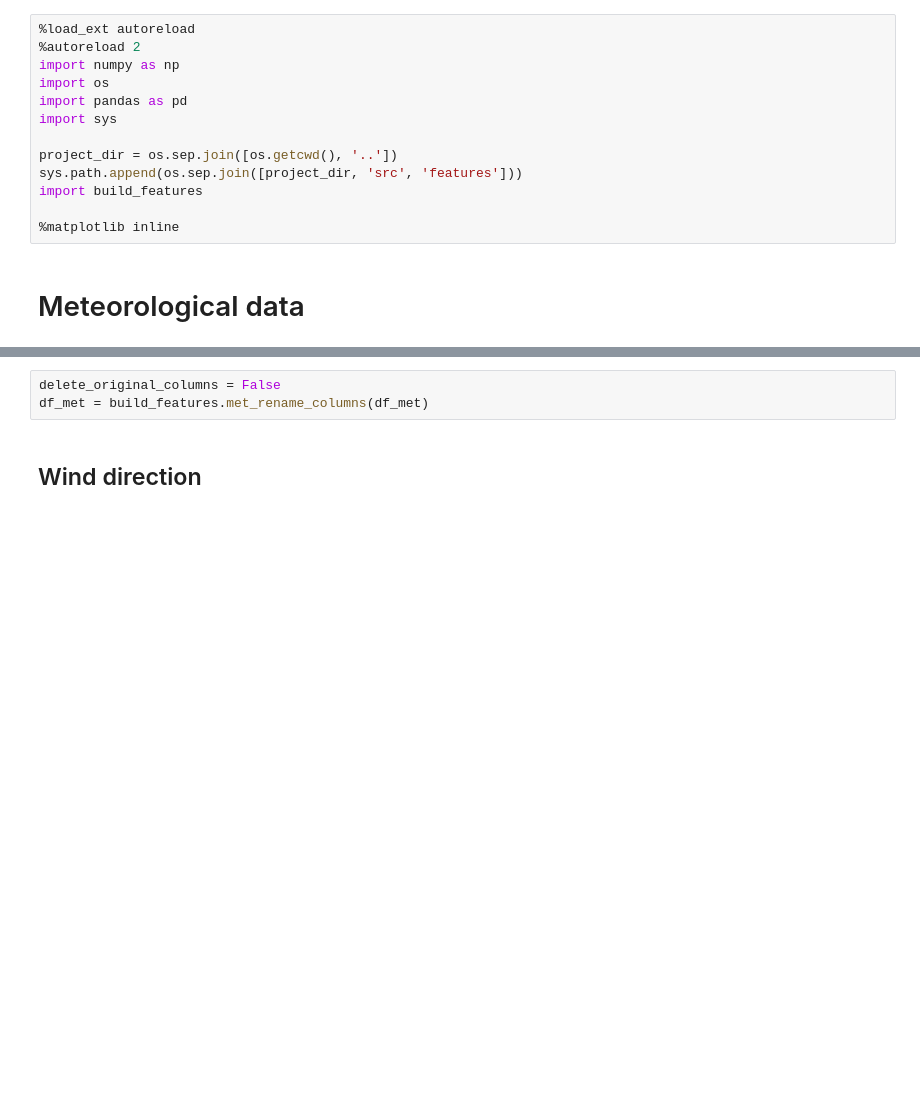
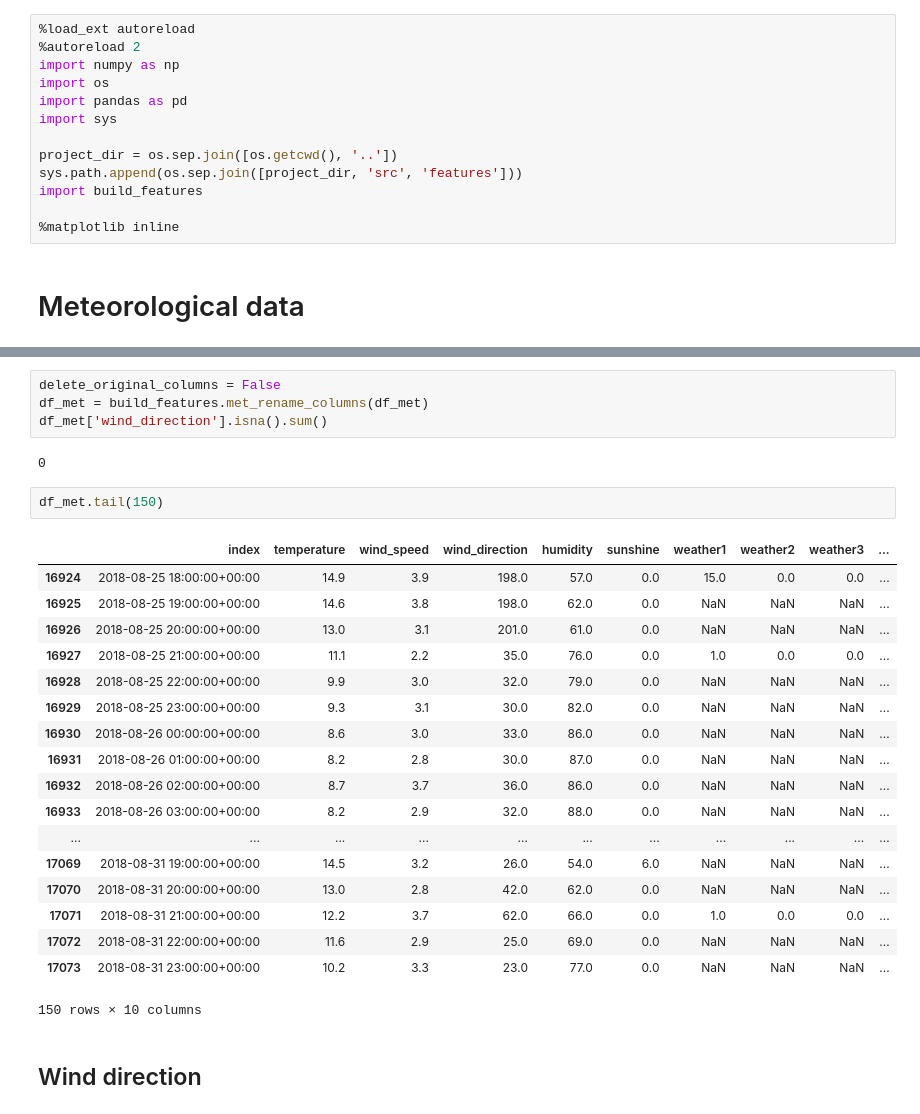
Before and after one commit to lp-code/bysykkeloslo, a Jupyter notebook: notebooks/2_LP_investigateInterimData.ipynb, the cells around one changed output, grey strips where cells are left out. Drawn from its saved outputs; the diff is of its cells as text; blank space fills up the shorter version.

Commit message:
Investigate missing weather data. Conclusion: mostly night, have to drop when joined with demand.

```diff
--- a/notebooks/2_LP_investigateInterimData.ipynb
+++ b/notebooks/2_LP_investigateInterimData.ipynb
@@ -29,6 +29,30 @@ df_met.describe()
 # %%
 delete_original_columns = False
 df_met = build_features.met_rename_columns(df_met)
+df_met['wind_direction'].isna().sum()
+# %% [output]
+0
+# %%
+df_met.tail(150)
+# %% [output]
+|  | index | temperature | wind_speed | wind_direction | humidity | sunshine | weather1 | weather2 | weather3 | ... |
+| 16924 | 2018-08-25 18:00:00+00:00 | 14.9 | 3.9 | 198.0 | 57.0 | 0.0 | 15.0 | 0.0 | 0.0 | ... |
+| 16925 | 2018-08-25 19:00:00+00:00 | 14.6 | 3.8 | 198.0 | 62.0 | 0.0 | NaN | NaN | NaN | ... |
+| 16926 | 2018-08-25 20:00:00+00:00 | 13.0 | 3.1 | 201.0 | 61.0 | 0.0 | NaN | NaN | NaN | ... |
+| 16927 | 2018-08-25 21:00:00+00:00 | 11.1 | 2.2 | 35.0 | 76.0 | 0.0 | 1.0 | 0.0 | 0.0 | ... |
+| 16928 | 2018-08-25 22:00:00+00:00 | 9.9 | 3.0 | 32.0 | 79.0 | 0.0 | NaN | NaN | NaN | ... |
+| 16929 | 2018-08-25 23:00:00+00:00 | 9.3 | 3.1 | 30.0 | 82.0 | 0.0 | NaN | NaN | NaN | ... |
+| 16930 | 2018-08-26 00:00:00+00:00 | 8.6 | 3.0 | 33.0 | 86.0 | 0.0 | NaN | NaN | NaN | ... |
+| 16931 | 2018-08-26 01:00:00+00:00 | 8.2 | 2.8 | 30.0 | 87.0 | 0.0 | NaN | NaN | NaN | ... |
+| 16932 | 2018-08-26 02:00:00+00:00 | 8.7 | 3.7 | 36.0 | 86.0 | 0.0 | NaN | NaN | NaN | ... |
+| 16933 | 2018-08-26 03:00:00+00:00 | 8.2 | 2.9 | 32.0 | 88.0 | 0.0 | NaN | NaN | NaN | ... |
+| ... | ... | ... | ... | ... | ... | ... | ... | ... | ... | ... |
+| 17069 | 2018-08-31 19:00:00+00:00 | 14.5 | 3.2 | 26.0 | 54.0 | 6.0 | NaN | NaN | NaN | ... |
+| 17070 | 2018-08-31 20:00:00+00:00 | 13.0 | 2.8 | 42.0 | 62.0 | 0.0 | NaN | NaN | NaN | ... |
+| 17071 | 2018-08-31 21:00:00+00:00 | 12.2 | 3.7 | 62.0 | 66.0 | 0.0 | 1.0 | 0.0 | 0.0 | ... |
+| 17072 | 2018-08-31 22:00:00+00:00 | 11.6 | 2.9 | 25.0 | 69.0 | 0.0 | NaN | NaN | NaN | ... |
+| 17073 | 2018-08-31 23:00:00+00:00 | 10.2 | 3.3 | 23.0 | 77.0 | 0.0 | NaN | NaN | NaN | ... |
+150 rows × 10 columns
 # %% [markdown]
 ## Wind direction
 # %%
```
Also changed, not shown: 3 other files.
